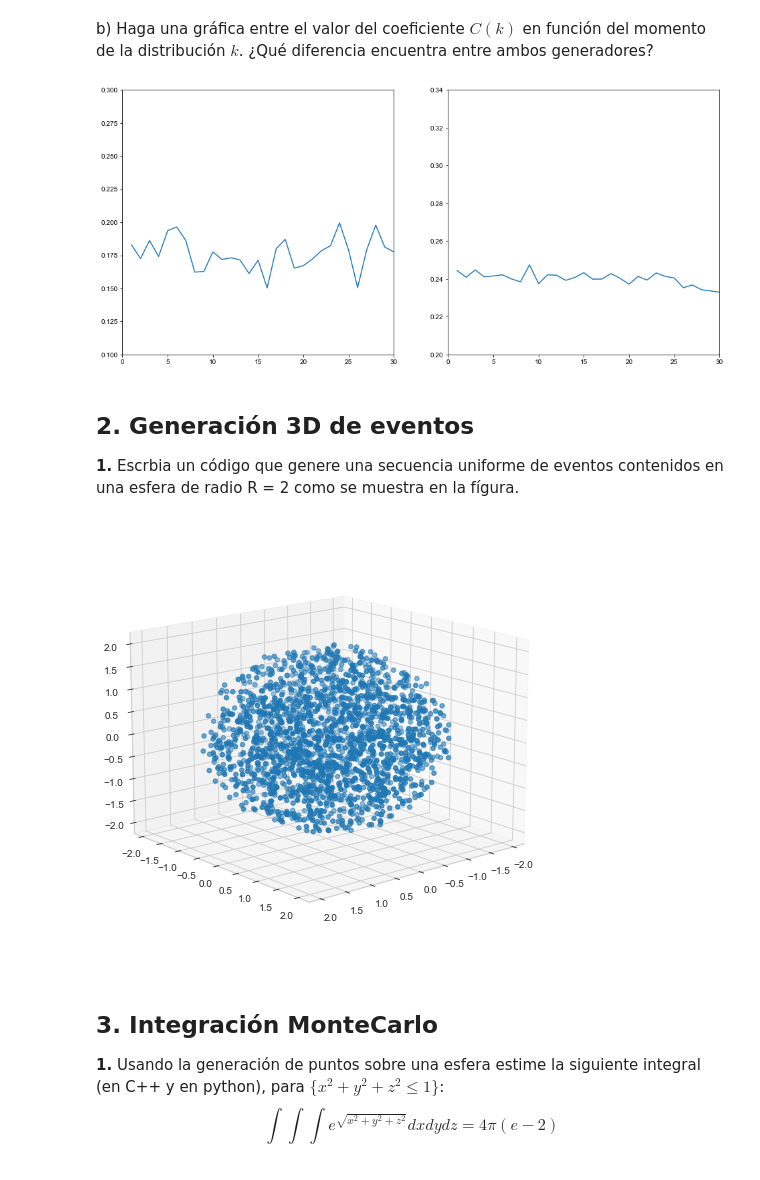
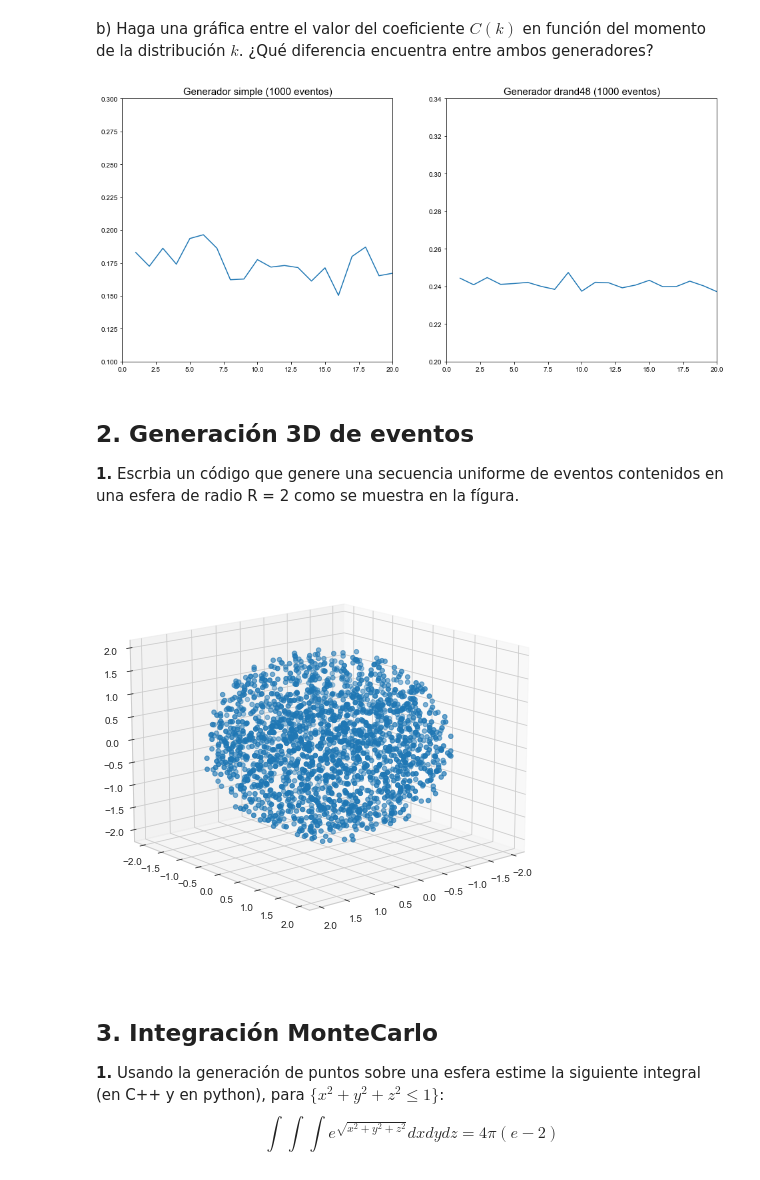
Before and after one commit to PachoDp13/Metodos_Computacionales, a Jupyter notebook: Talleres/Taller 2/Taller 2.ipynb, the cells around one changed output. Saved outputs shown, nothing was run; the diff lists cells and outputs as text; code cells hidden in the pictures.

```diff
--- a/Talleres/Taller 2/Taller 2.ipynb
+++ b/Talleres/Taller 2/Taller 2.ipynb
@@ -111,27 +64,60 @@ Ck2 = rand2.Correlation(sample2,k , 6625, method2)
 # %% [markdown]
 b) Haga una gráfica entre el valor del coeficiente $C(k)$ en función del momento de la distribución $k$. ¿Qué diferencia encuentra entre ambos generadores?
+# %%
+# Llenamos los dos arreglos con 1000 eventos aleatorios utilizando ambos generadores.
+
+def FillPoints(Npoints_ , seed_ ,method_ ):
+
+    rand = MyRandom(seed = seed_ , method = method_)
+
+    points = np.zeros(Npoints_)
+
+    for i in tqdm(range(Npoints_)):
+        points[i] = rand.Random()
+
+    return points
+
+Npoints= int(1e3)
+
+method1 = 'simple'
+method2 = 'drand48'
+rand1 =  MyRandom( seed = 6625 , method=method1)
+sample1 = FillPoints(Npoints,  6625 , method1)
+rand2 =  MyRandom( seed = 6625 , method=method2)
+sample2 = FillPoints(Npoints,  6625 , method2)
+
+# Ahora, calculamos los coeficientes de correlación C(k) de ambos métodos para k = 20.
+
+k = 20
+Ck1 = rand1.Correlation(sample1,k ,6625, method1)
+Ck2 = rand2.Correlation(sample2,k , 6625, method2)
 # %%
 x = np.linspace(1, k , k)
 
 fig = plt.figure(figsize=(16,16))
 ax1= fig.add_subplot(2,2,1)
 ax2= fig.add_subplot(2,2,2)
 
 ax1.plot(x,Ck1)
 ax2.plot(x,Ck2)
 ax1.set_xlim(0,k)
 ax1.set_ylim(0.1,0.3)
+ax1.set_title("Generador simple ("+str(Npoints)+" eventos)", fontsize = "15")
 ax2.set_xlim(0,k)
 ax2.set_ylim(0.2,0.34)
+ax2.set_title("Generador drand48 ("+str(Npoints)+" eventos)", fontsize = "15")
+
 
 plt.style.use('seaborn-whitegrid')
 plt.show()
 # %% [output]
-[figure, old version]
+[figure, new version]
 # %% [markdown]
 ## 2. Generación 3D de eventos
 **1.** Escrbia un código que genere una secuencia uniforme de eventos contenidos en una esfera de radio R = 2 como se muestra en la fígura.
 # %%
+#Primero definimos la función generadora de puntos dentro de la esfera.
+
 def CreateSphere(Npoints, R):
 
     X = []
@@ -157,6 +143,8 @@ def CreateSphere(Npoints, R):
 
     return X,Y,Z
 
+#Ahora graficamos los puntos para el radio en específico.
+
 N, R =  int(2e3), 2
 data_sphere = np.array(CreateSphere(N,R))
 
@@ -167,7 +155,7 @@ ax.view_init(15,50)
 ax.scatter(data_sphere[0],data_sphere[1],data_sphere[2])
 plt.show()
 # %% [output]
-[figure, old version]
+[figure, new version]
 # %% [markdown]
 ## 3. Integración MonteCarlo
 **1.** Usando la generación de puntos sobre una esfera estime la siguiente integral (en C++ y en python), para $\{x^{2}+y^{2}+z^{2} \leq 1 \} $:
```
Also changed, not shown: parts of 27 cells of this notebook.
